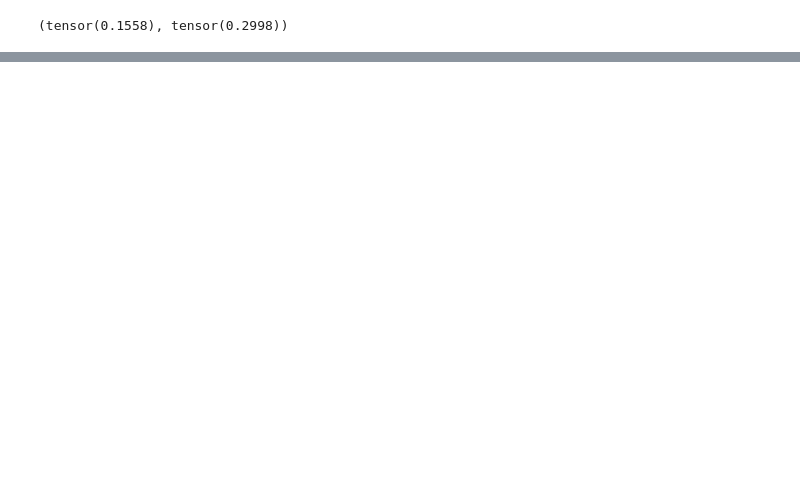
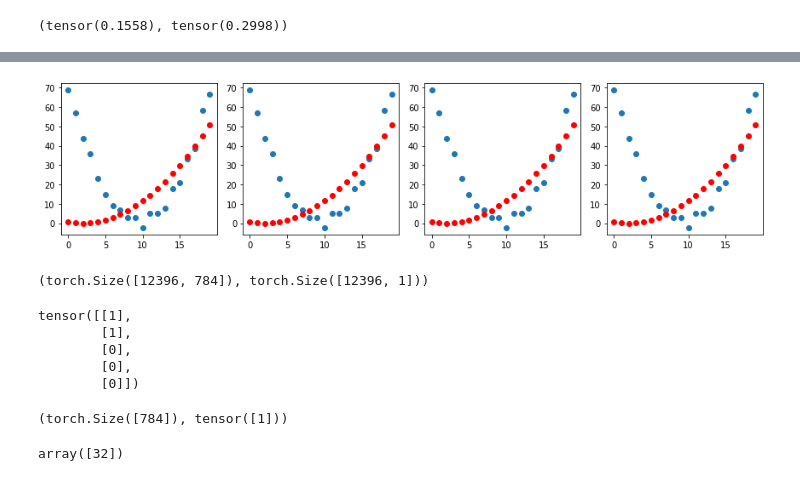
Before and after one commit to bogdart/fast_aicourse, a Jupyter notebook: book/03_nn.ipynb, the cells around one changed output, grey strips where cells are left out. Cells and saved outputs as stored; diff of their text form; code cells hidden in the pictures; blank space fills up the shorter version.

```diff
--- a/book/03_nn.ipynb
+++ b/book/03_nn.ipynb
@@ -126,0 +336,13 @@ dist_7_abs,dist_7_sqr
+# %%
+lr = 1e-5
+params.data -= lr * params.grad.data
+params.grad = None
+# %%
+def apply_step(params, prn=True):
+    preds = f(time, params)
+    loss = mse(preds, speed)
+    loss.backward()
+    params.data -= lr * params.grad.data
+    params.grad = None
+    if prn: print(loss.item())
+    return preds
@@ -126,0 +364,9 @@ dist_7_abs,dist_7_sqr
+# %%
+#hide
+params = orig_params.detach().requires_grad_()
+# %%
+_,axs = plt.subplots(1,4,figsize=(12,3))
+for ax in axs: show_preds(apply_step(params, False), ax)
+plt.tight_layout()
+# %% [output]
+[figure, added]
@@ -126,0 +375,23 @@ dist_7_abs,dist_7_sqr
+# %%
+train_y = torch.tensor([1]*len(stacked_threes) + [0]*len(stacked_sevens)).unsqueeze(1)
+train_x.shape,train_y.shape
+# %% [output]
+(torch.Size([12396, 784]), torch.Size([12396, 1]))
+# %%
+torch.tensor([1]*2 + [0]*3).unsqueeze(1)
+# %% [output]
+tensor([[1],
+        [1],
+        [0],
+        [0],
+        [0]])
+# %%
+dset = list(zip(train_x,train_y))
+x,y = dset[0]
+x.shape,y
+# %% [output]
+(torch.Size([784]), tensor([1]))
+# %%
+np.array([1,2,3])@np.array([[4],[5],[6]])
+# %% [output]
+array([32])
```
Also changed, not shown: parts of 102 cells of this notebook.
